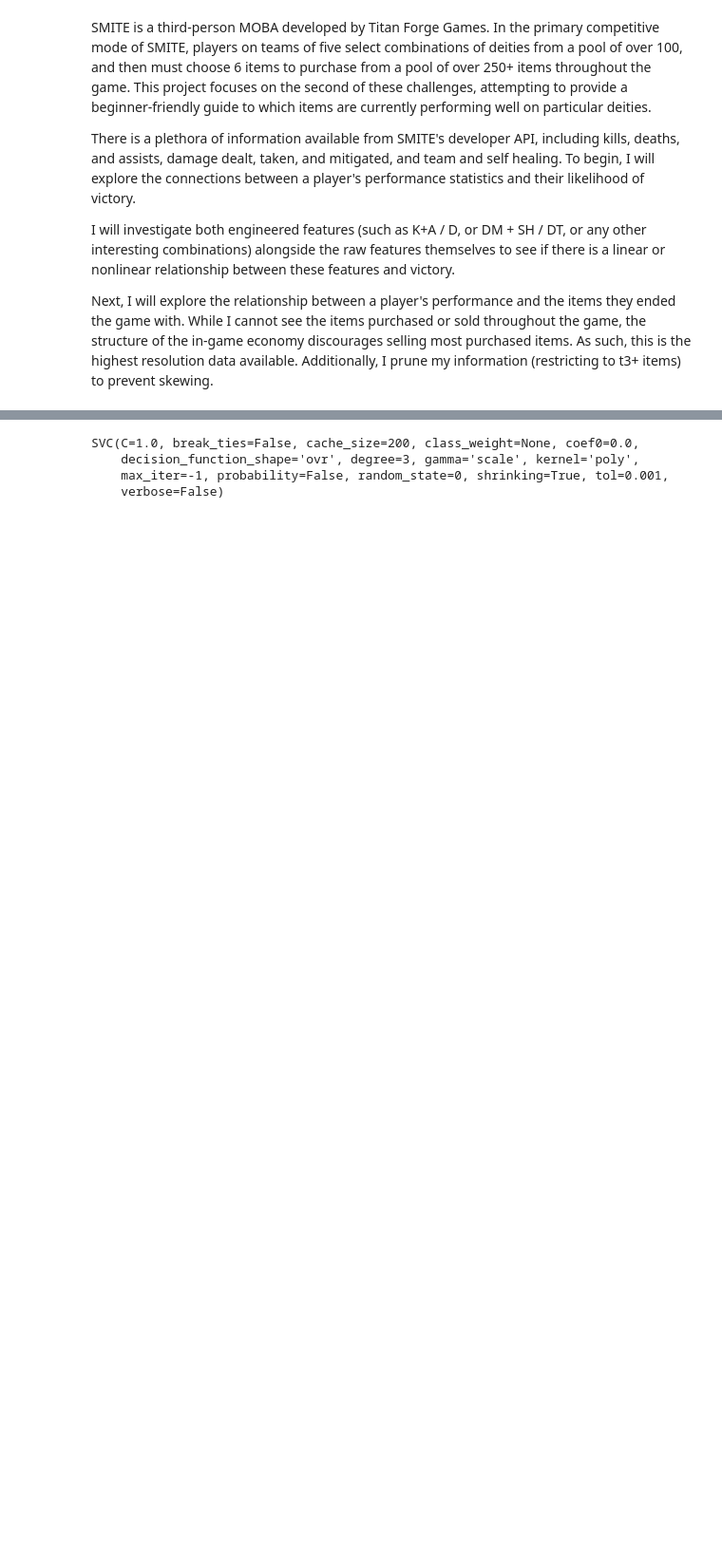
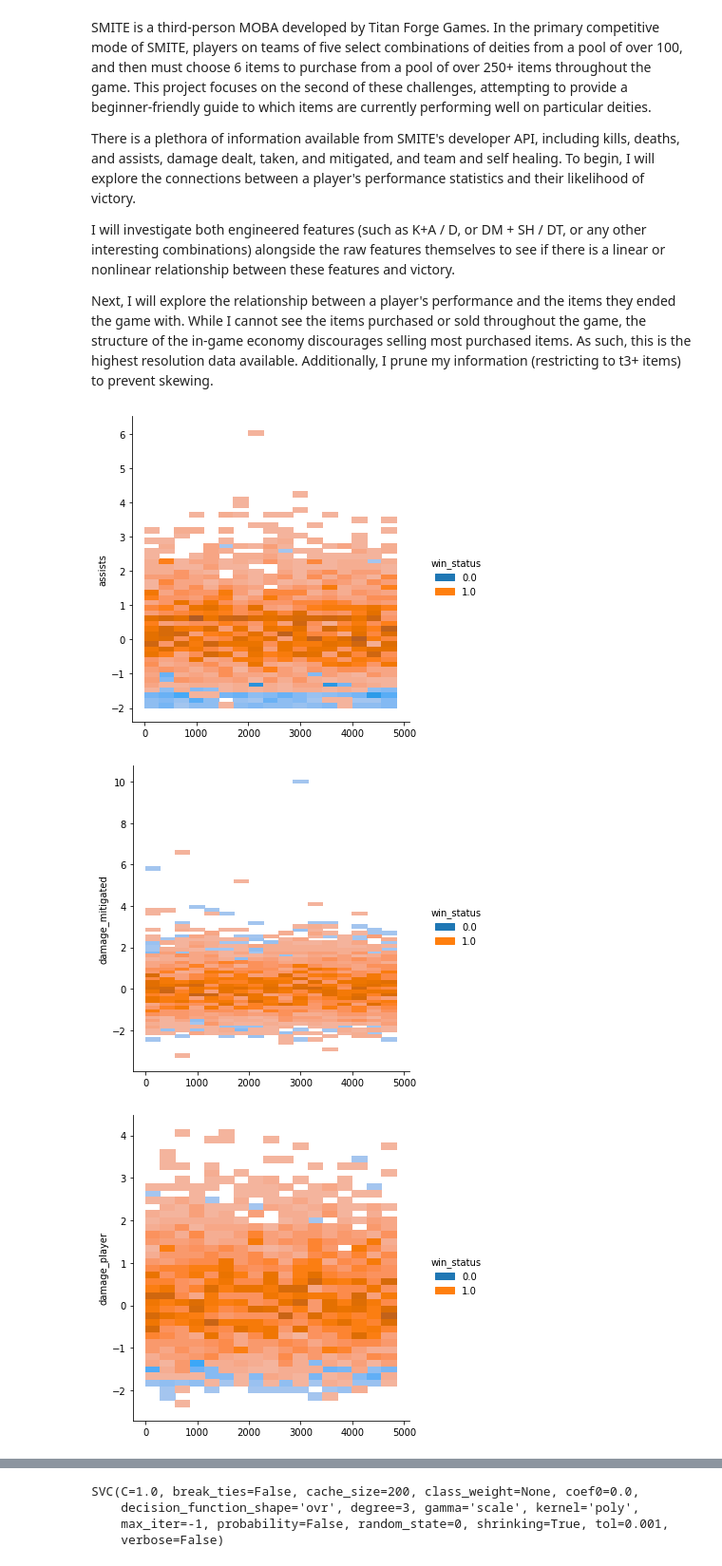
Before and after one commit to JackStillwell/SmiteBuilder, a Jupyter notebook: methodology.ipynb, the cells around one changed output, grey strips where cells are left out. Shown: that part at 95% size. Saved outputs shown, nothing was run; the diff lists cells and outputs as text; code cells hidden in the pictures; blank space fills up the shorter version.

```diff
--- a/methodology.ipynb
+++ b/methodology.ipynb
@@ -22,0 +65,10 @@ df = pd.DataFrame(raw_data)
+# %%
+# First, let's plot our raw features to see any visual correlations between them and victory
+for col in col_names:
+    if col == 'BIAS' or col == 'win_status':
+        continue
+    sbn.displot(data=df, x=df.index, y=col, hue='win_status')
+# %% [output]
+[figure, added]
+[figure, added]
+[figure, added]
```
Also changed, not shown: parts of 16 cells of this notebook.
